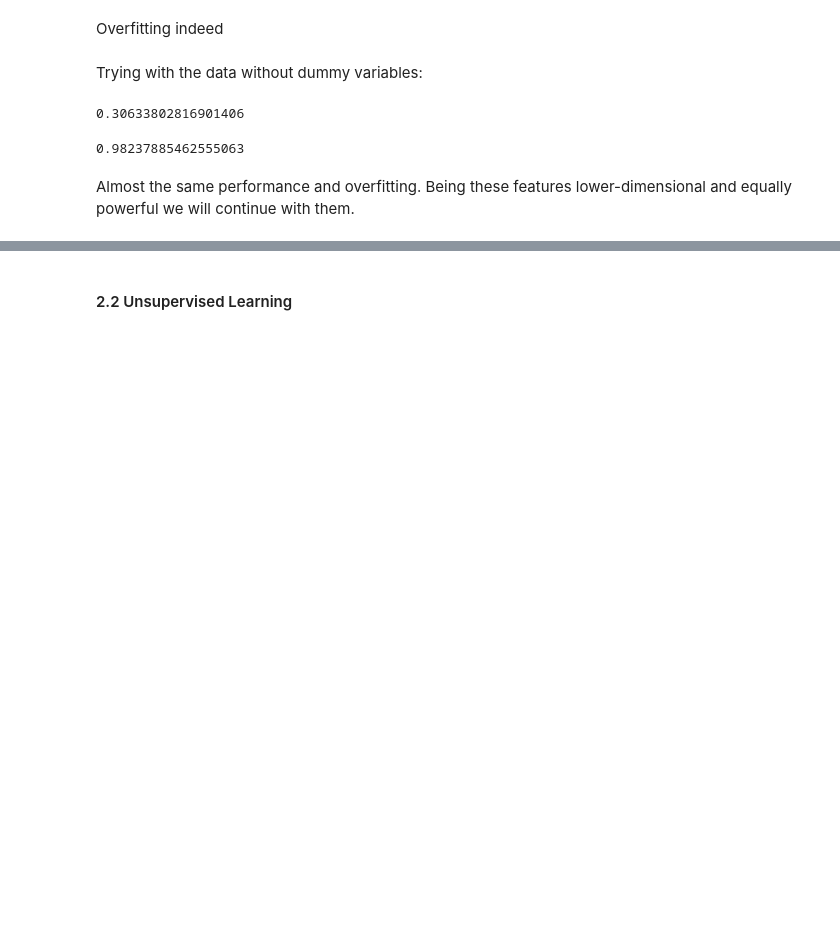
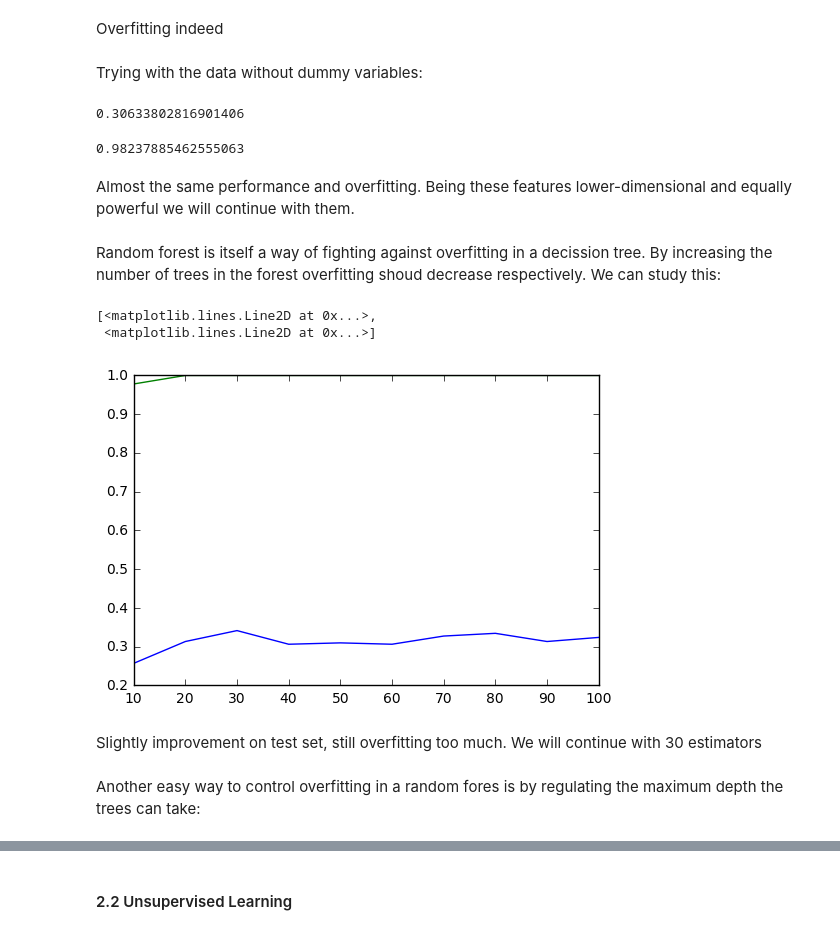
Before and after one commit to vidit09/ada-homework, a Jupyter notebook: 04 - Applied ML/Apply_ML_Dunai.ipynb, the cells around one changed output, grey strips where cells are left out. Drawn from its saved outputs; the diff is of its cells as text; code cells hidden in the pictures; blank space fills up the shorter version.

Commit message:
added performance by max_depth and by n_estimators

```diff
--- a/04 - Applied ML/Apply_ML_Dunai.ipynb
+++ b/04 - Applied ML/Apply_ML_Dunai.ipynb
@@ -278,3 +280,26 @@ rf.score(train1, tr_target1)
 0.98237885462555063
 # %% [markdown]
 Almost the same performance and overfitting. Being these features lower-dimensional and equally powerful we will continue with them.
+# %% [markdown]
+Random forest is itself a way of fighting against overfitting in a decission tree. By increasing the number of trees in the forest overfitting shoud decrease respectively. We can study this:
+# %%
+# We will loop for different number of trees in the forest,
+# and track how good is the performance in training and test data.
+score_on_test = list()
+score_on_train = list()
+num_trees = range(10,110,10)
+for i in num_trees:
+    rf = RandomForestClassifier(n_estimators = i, bootstrap=True)
+    rf.fit(train1, tr_target1)
+    score_on_test.append(rf.score(test1, te_target1))
+    score_on_train.append(rf.score(train1, tr_target1))
+# %%
+plt.plot(num_trees, score_on_test, num_trees, score_on_train)
+# %% [output]
+[<matplotlib.lines.Line2D at 0x...>,
+ <matplotlib.lines.Line2D at 0x...>]
+[figure, added]
+# %% [markdown]
+Slightly improvement on test set, still overfitting too much. We will continue with 30 estimators
+# %% [markdown]
+Another easy way to control overfitting in a random fores is by regulating the maximum depth the trees can take:
```
Also changed, not shown: parts of 5 cells of this notebook.
